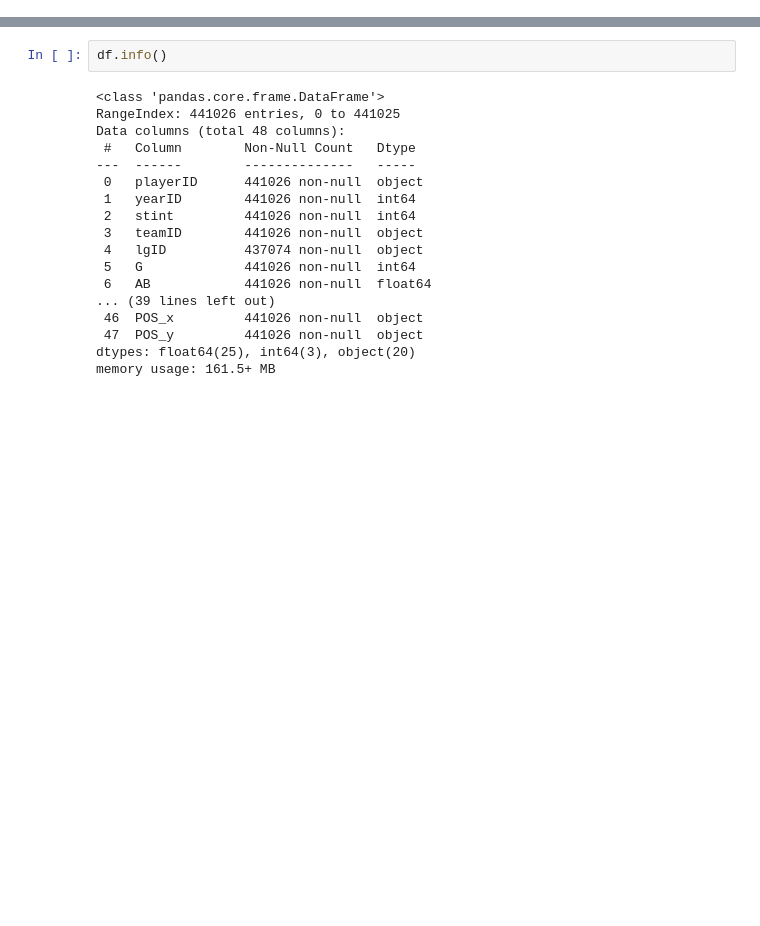
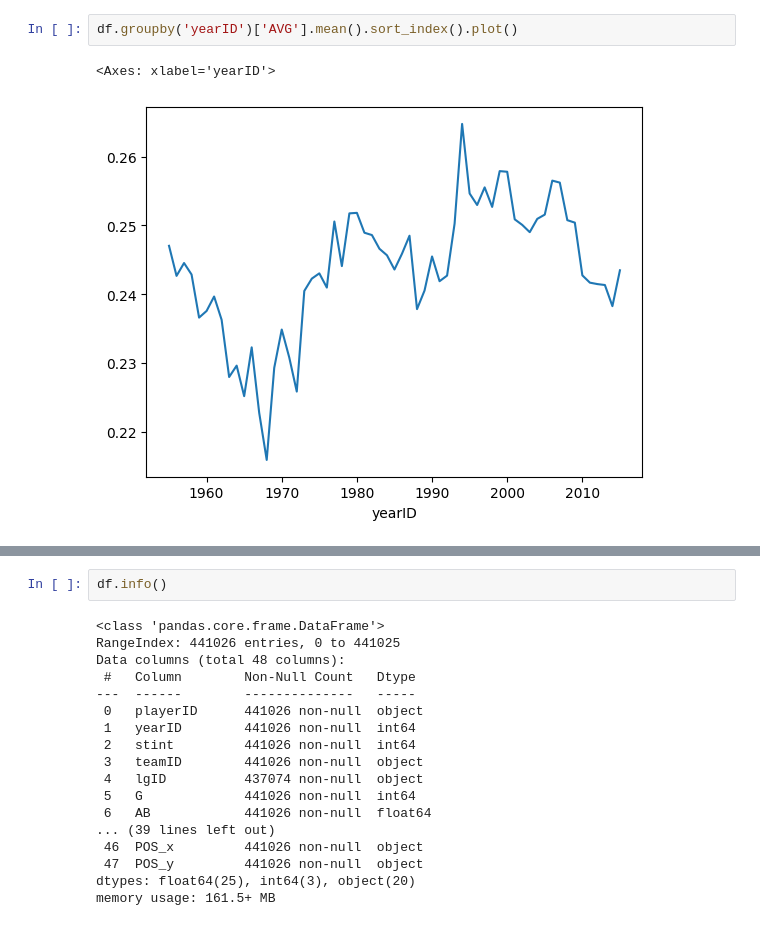
Before and after one commit to hh-blaire-cho/ds101_2025Jun, a Jupyter notebook: _baseball.ipynb, the cells around one changed output, grey strips where cells are left out. Cells and saved outputs as stored; diff of their text form; blank space fills up the shorter version.

```diff
--- a/_baseball.ipynb
+++ b/_baseball.ipynb
@@ -152,0 +231,5 @@ memory usage: 18.0+ MB
+# %%
+df.groupby('yearID')['AVG'].mean().sort_index().plot()
+# %% [output]
+<Axes: xlabel='yearID'>
+[figure, added]
```
Also changed, not shown: parts of 55 cells of this notebook, 7 other files.
